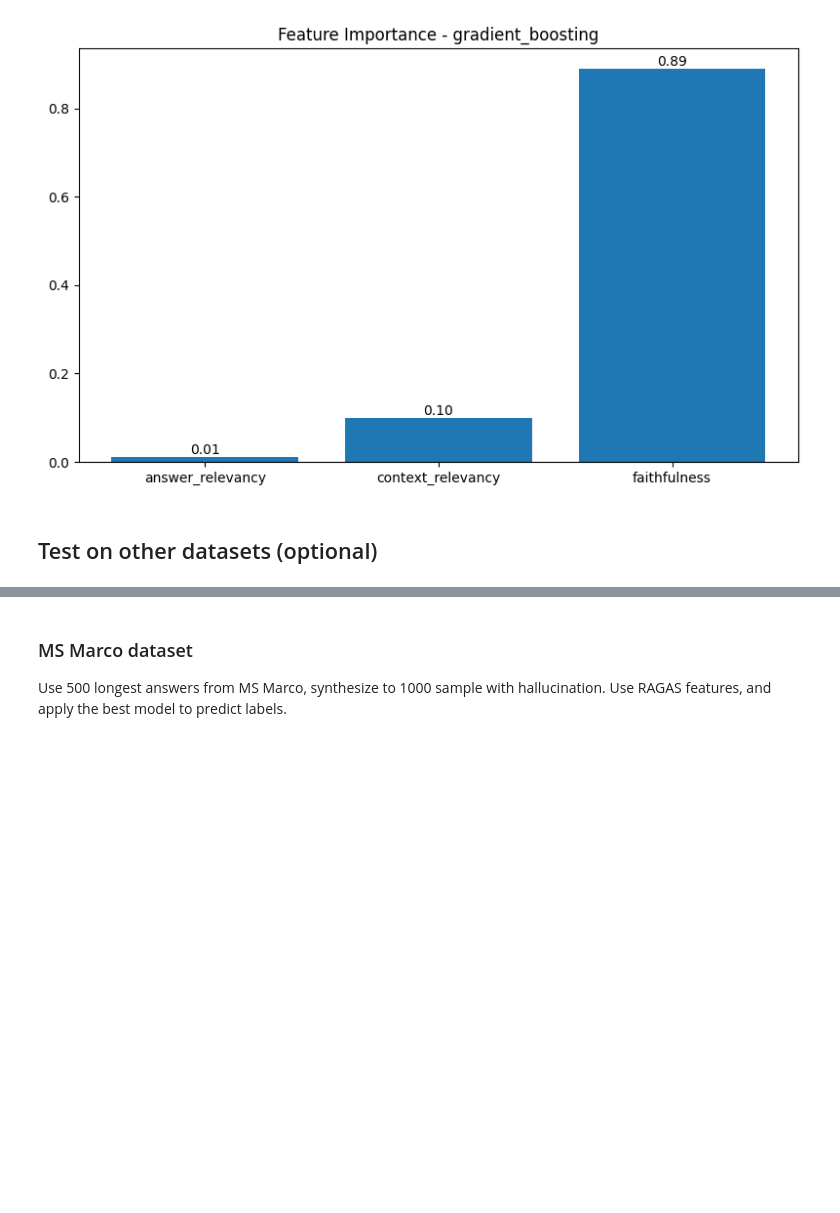
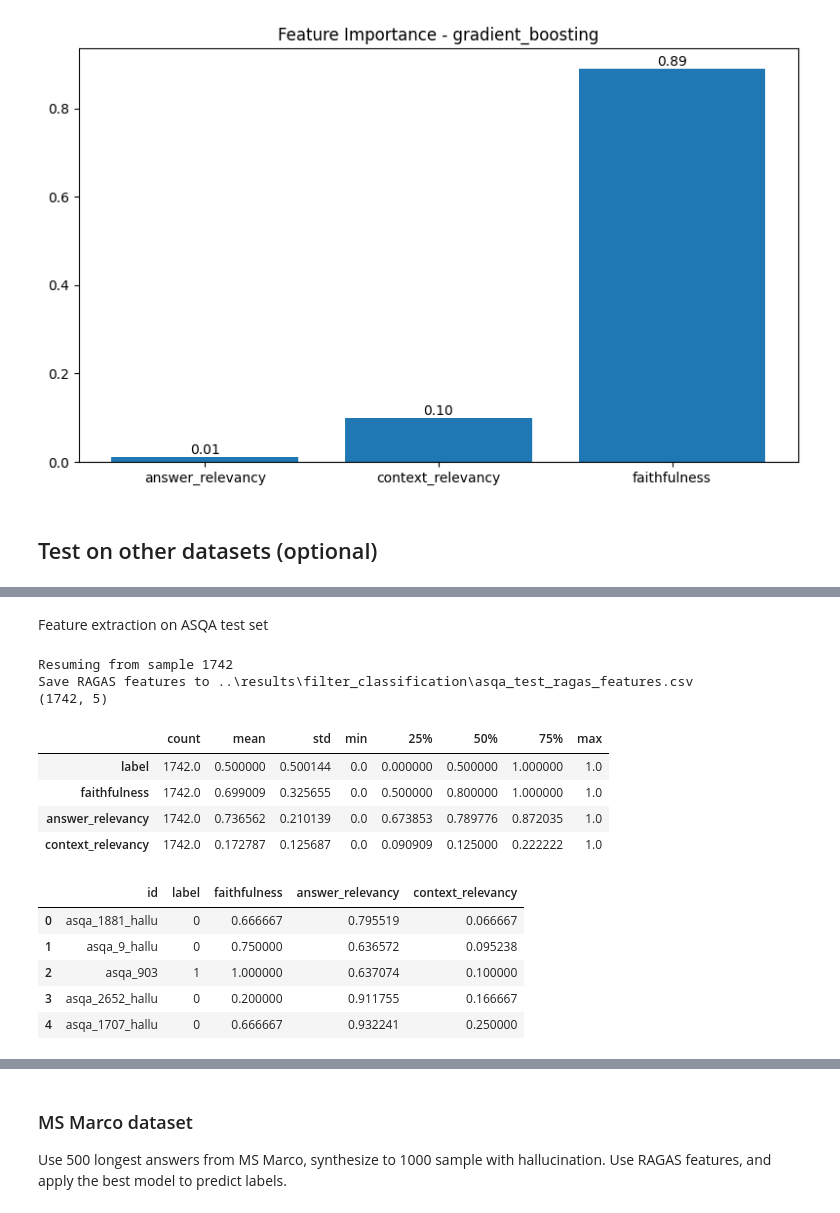
Before and after one commit to Htaaxx/ragas-evaluation, a Jupyter notebook: notebooks/filter-with-ragas.ipynb, the cells around one changed output, grey strips where cells are left out. Cells and saved outputs as stored; diff of their text form; code cells hidden in the pictures; blank space fills up the shorter version.

```diff
--- a/notebooks/filter-with-ragas.ipynb
+++ b/notebooks/filter-with-ragas.ipynb
@@ -450,0 +441,25 @@ def plot_evaluation_results(evaluation, data_name):
+# %% [markdown]
+Feature extraction on ASQA test set
+# %%
+asqa_feature_df = extractor.transform(data=asqa_df,
+                                    feature_path=OUTPUT_FILTER / "asqa_test_ragas_features.csv",
+                                    checkpoint_path=OUTPUT_FILTER / "asqa_test_ragas_checkpoints.csv")
+print(f"Save RAGAS features to {OUTPUT_FILTER / 'asqa_test_ragas_features.csv'}")
+print(asqa_feature_df.shape)
+display(asqa_feature_df.describe().T)
+display(asqa_feature_df.head())
+# %% [output]
+Resuming from sample 1742
+Save RAGAS features to ..\results\filter_classification\asqa_test_ragas_features.csv
+(1742, 5)
+|  | count | mean | std | min | 25% | 50% | 75% | max |
+| label | 1742.0 | 0.500000 | 0.500144 | 0.0 | 0.000000 | 0.500000 | 1.000000 | 1.0 |
+| faithfulness | 1742.0 | 0.699009 | 0.325655 | 0.0 | 0.500000 | 0.800000 | 1.000000 | 1.0 |
+| answer_relevancy | 1742.0 | 0.736562 | 0.210139 | 0.0 | 0.673853 | 0.789776 | 0.872035 | 1.0 |
+| context_relevancy | 1742.0 | 0.172787 | 0.125687 | 0.0 | 0.090909 | 0.125000 | 0.222222 | 1.0 |
+|  | id | label | faithfulness | answer_relevancy | context_relevancy |
+| 0 | asqa_1881_hallu | 0 | 0.666667 | 0.795519 | 0.066667 |
+| 1 | asqa_9_hallu | 0 | 0.750000 | 0.636572 | 0.095238 |
+| 2 | asqa_903 | 1 | 1.000000 | 0.637074 | 0.100000 |
+| 3 | asqa_2652_hallu | 0 | 0.200000 | 0.911755 | 0.166667 |
+| 4 | asqa_1707_hallu | 0 | 0.666667 | 0.932241 | 0.250000 |
```
Also changed, not shown: parts of 13 cells of this notebook, 35 other files.
